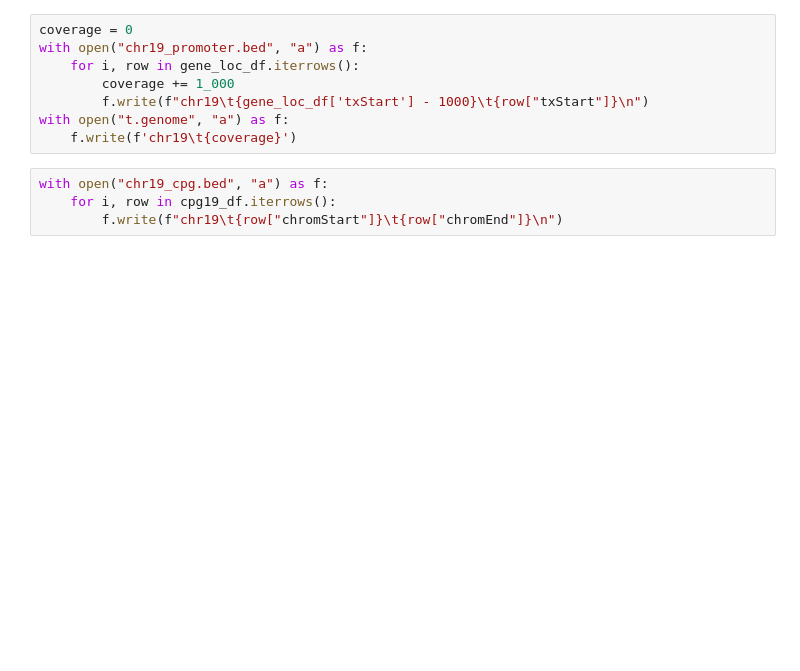
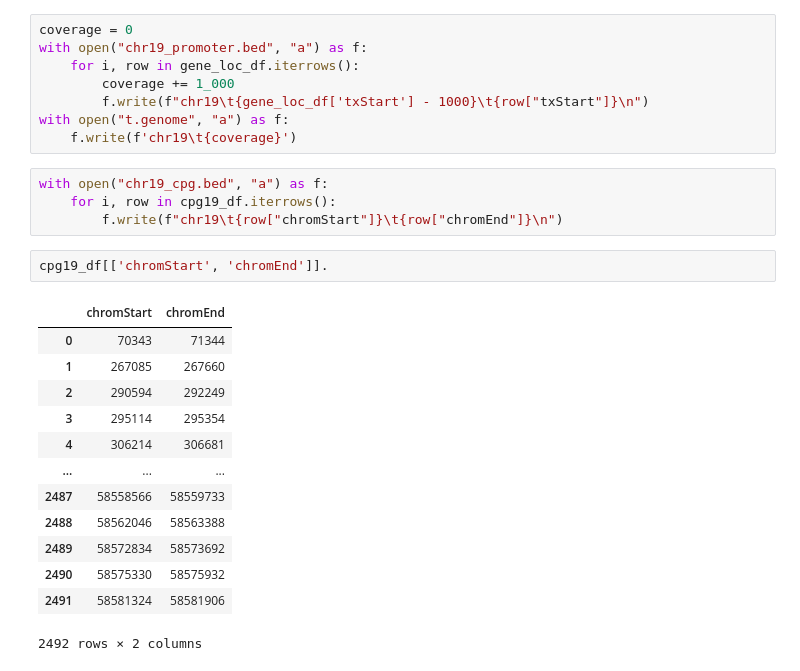
Before and after one commit to KyleCarlo/HMM-application-to-CpG-detection-in-Human-Genome, a Jupyter notebook: Bioinformatics_Ex3.ipynb, the cells around one changed output. Drawn from its saved outputs; the diff is of its cells as text; blank space fills up the shorter version.

```diff
--- a/Bioinformatics_Ex3.ipynb
+++ b/Bioinformatics_Ex3.ipynb
@@ -740,3 +741,19 @@ with open("t.genome", "a") as f:
 with open("chr19_cpg.bed", "a") as f:
     for i, row in cpg19_df.iterrows():
         f.write(f"chr19\t{row["chromStart"]}\t{row["chromEnd"]}\n")
+# %%
+cpg19_df[['chromStart', 'chromEnd']].
+# %% [output]
+|  | chromStart | chromEnd |
+| 0 | 70343 | 71344 |
+| 1 | 267085 | 267660 |
+| 2 | 290594 | 292249 |
+| 3 | 295114 | 295354 |
+| 4 | 306214 | 306681 |
+| ... | ... | ... |
+| 2487 | 58558566 | 58559733 |
+| 2488 | 58562046 | 58563388 |
+| 2489 | 58572834 | 58573692 |
+| 2490 | 58575330 | 58575932 |
+| 2491 | 58581324 | 58581906 |
+2492 rows × 2 columns
```
Also changed, not shown: parts of 1 cell of this notebook, 3 other files.
